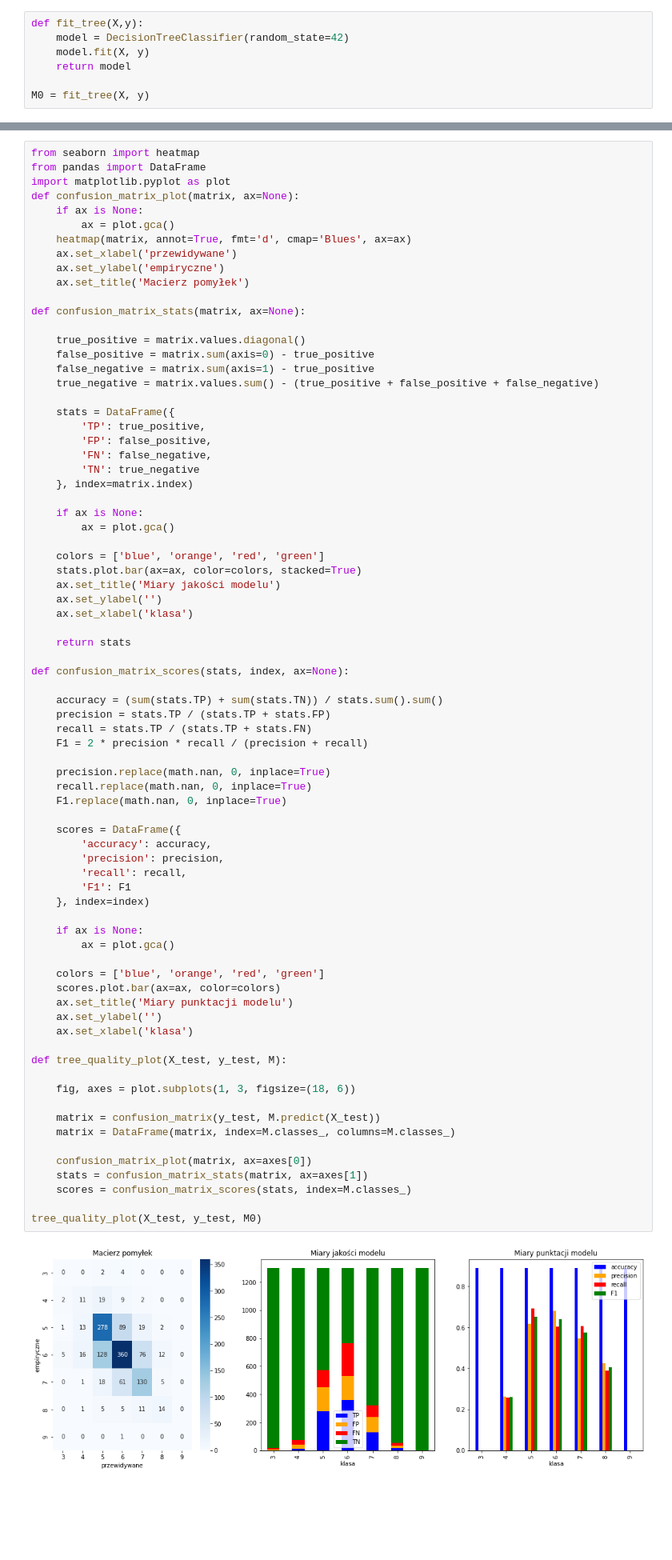
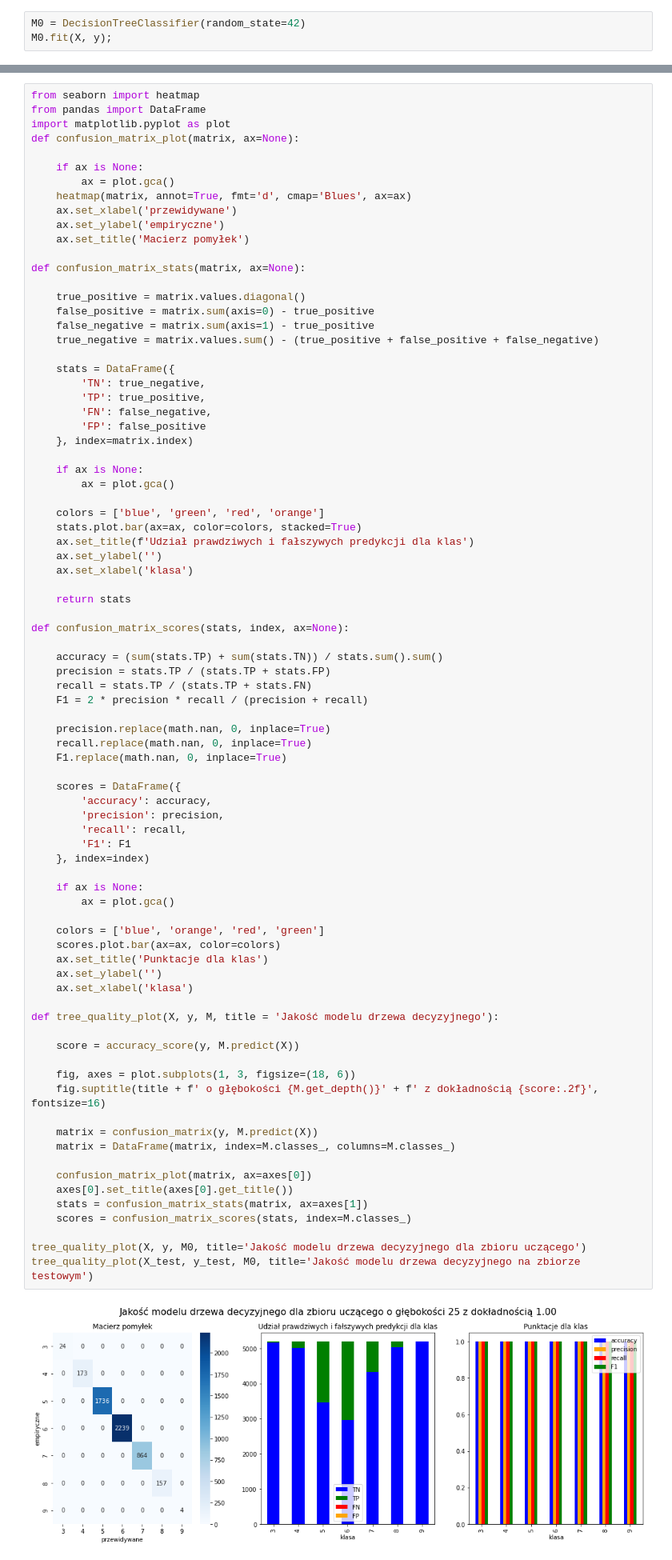
Before and after one commit to JakisTam-maTsikaJ/winko, a Jupyter notebook: drzewo decyzyjne.ipynb, the cells around one changed output, grey strips where cells are left out. Shown: that part at 80% size. Cells and saved outputs as stored; diff of their text form; blank space fills up the shorter version.

Commit message:
poprawka wykresów i ograniczanie drzewa

```diff
--- a/drzewo decyzyjne.ipynb
+++ b/drzewo decyzyjne.ipynb
@@ -29,12 +32,8 @@ skróty = {
 
 X, X_test, y, y_test = train_test_split(X, y, test_size=0.2, random_state=42)
 # %%
-def fit_tree(X,y):
-    model = DecisionTreeClassifier(random_state=42)
-    model.fit(X, y)
-    return model
-
-M0 = fit_tree(X, y)
+M0 = DecisionTreeClassifier(random_state=42)
+M0.fit(X, y);
 # %% [markdown]
 ## Ocena drzewa
 
@@ -45,6 +44,7 @@ from seaborn import heatmap
 from pandas import DataFrame
 import matplotlib.pyplot as plot
 def confusion_matrix_plot(matrix, ax=None):
+
     if ax is None:
         ax = plot.gca()
     heatmap(matrix, annot=True, fmt='d', cmap='Blues', ax=ax)
@@ -60,18 +60,18 @@ def confusion_matrix_stats(matrix, ax=None):
     true_negative = matrix.values.sum() - (true_positive + false_positive + false_negative)
 
     stats = DataFrame({
+        'TN': true_negative,
         'TP': true_positive,
-        'FP': false_positive,
         'FN': false_negative,
-        'TN': true_negative
+        'FP': false_positive
     }, index=matrix.index)
 
     if ax is None:
         ax = plot.gca()
 
-    colors = ['blue', 'orange', 'red', 'green']
+    colors = ['blue', 'green', 'red', 'orange']
     stats.plot.bar(ax=ax, color=colors, stacked=True)
-    ax.set_title('Miary jakości modelu')
+    ax.set_title(f'Udział prawdziwych i fałszywych predykcji dla klas')
     ax.set_ylabel('')
     ax.set_xlabel('klasa')
 
@@ -86,35 +86,40 @@ def confusion_matrix_scores(stats, index, ax=None):
 
     precision.replace(math.nan, 0, inplace=True)
     recall.replace(math.nan, 0, inplace=True)
     F1.replace(math.nan, 0, inplace=True)
 
     scores = DataFrame({
         'accuracy': accuracy,
         'precision': precision,
         'recall': recall,
         'F1': F1
     }, index=index)
 
     if ax is None:
         ax = plot.gca()
 
     colors = ['blue', 'orange', 'red', 'green']
     scores.plot.bar(ax=ax, color=colors)
-    ax.set_title('Miary punktacji modelu')
+    ax.set_title('Punktacje dla klas')
     ax.set_ylabel('')
     ax.set_xlabel('klasa')
 
-def tree_quality_plot(X_test, y_test, M):
+def tree_quality_plot(X, y, M, title = 'Jakość modelu drzewa decyzyjnego'):
+
+    score = accuracy_score(y, M.predict(X))
 
     fig, axes = plot.subplots(1, 3, figsize=(18, 6))
+    fig.suptitle(title + f' o głębokości {M.get_depth()}' + f' z dokładnością {score:.2f}', fontsize=16)
 
-    matrix = confusion_matrix(y_test, M.predict(X_test))
+    matrix = confusion_matrix(y, M.predict(X))
     matrix = DataFrame(matrix, index=M.classes_, columns=M.classes_)
 
     confusion_matrix_plot(matrix, ax=axes[0])
+    axes[0].set_title(axes[0].get_title())
     stats = confusion_matrix_stats(matrix, ax=axes[1])
     scores = confusion_matrix_scores(stats, index=M.classes_)
 
-tree_quality_plot(X_test, y_test, M0)
+tree_quality_plot(X, y, M0, title='Jakość modelu drzewa decyzyjnego dla zbioru uczącego')
+tree_quality_plot(X_test, y_test, M0, title='Jakość modelu drzewa decyzyjnego na zbiorze testowym')
 # %% [output]
-[figure, old version]
+[figure, new version]
```
Also changed, not shown: parts of 9 cells of this notebook.
